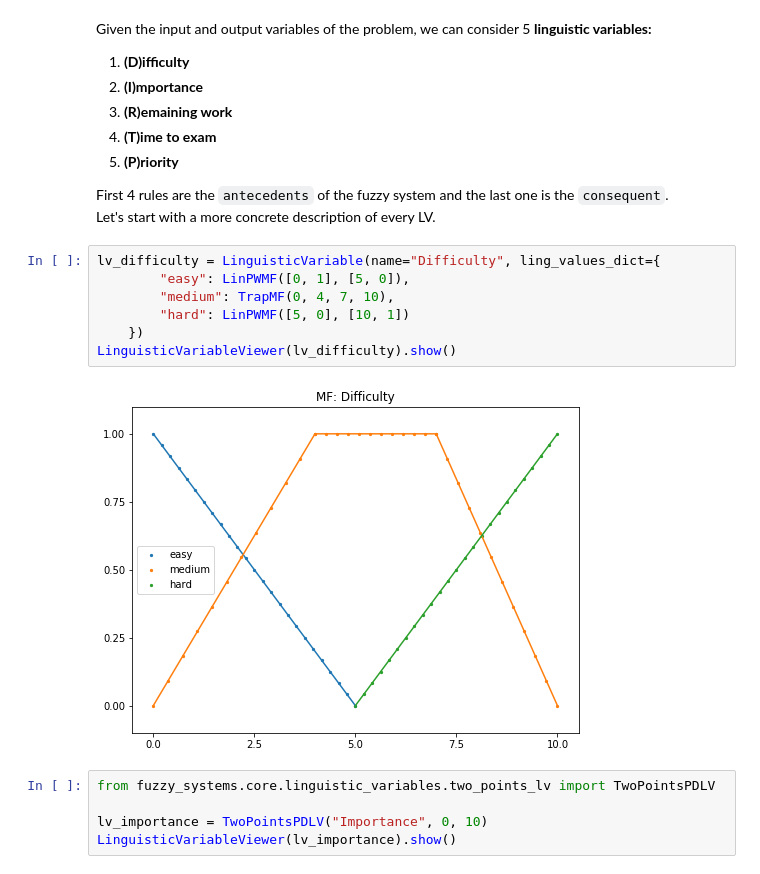
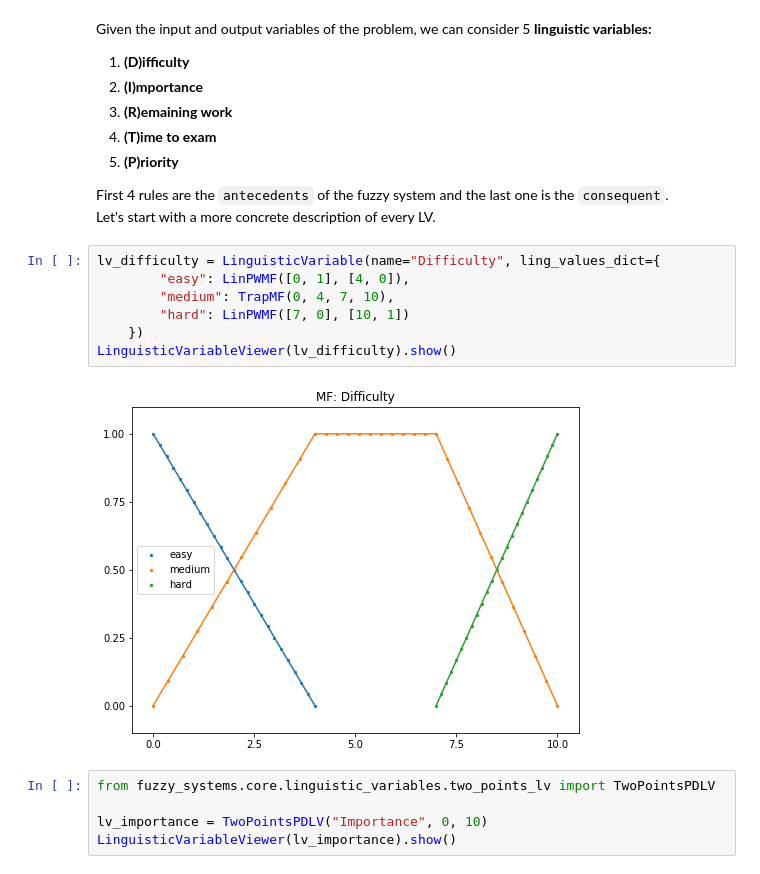
Before and after one commit to SachaKor/LFA-lab4, a Jupyter notebook: 040_exam_problem/000_exam_problem.ipynb, the cells around one changed output. Drawn from its saved outputs; the diff is of its cells as text.

```diff
--- a/040_exam_problem/000_exam_problem.ipynb
+++ b/040_exam_problem/000_exam_problem.ipynb
@@ -152,13 +152,13 @@ First 4 rules are the `antecedents` of the fuzzy system and the last one is the
 Let's start with a more concrete description of every LV.
 # %%
 lv_difficulty = LinguisticVariable(name="Difficulty", ling_values_dict={
-        "easy": LinPWMF([0, 1], [5, 0]),
+        "easy": LinPWMF([0, 1], [4, 0]),
         "medium": TrapMF(0, 4, 7, 10),
-        "hard": LinPWMF([5, 0], [10, 1])
+        "hard": LinPWMF([7, 0], [10, 1])
     })
 LinguisticVariableViewer(lv_difficulty).show()
 # %% [output]
-[figure, old version]
+[figure, new version]
 # %%
 from fuzzy_systems.core.linguistic_variables.two_points_lv import TwoPointsPDLV
 
```
Also changed, not shown: parts of 10 cells of this notebook.
